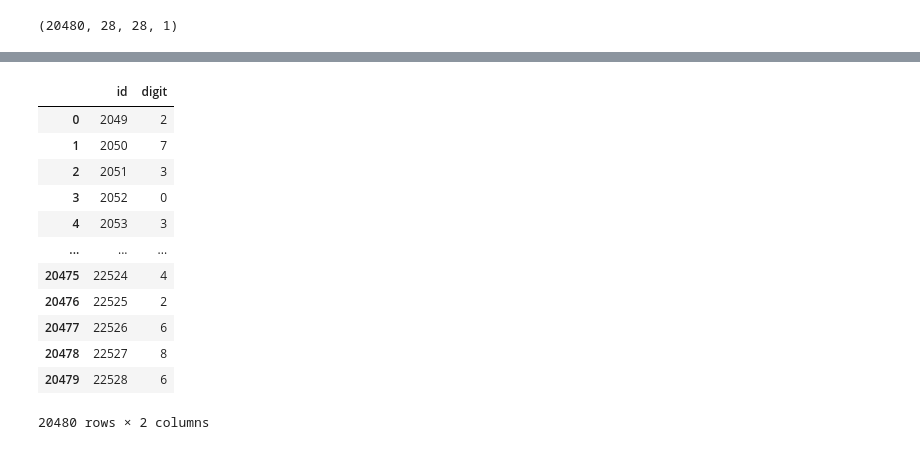
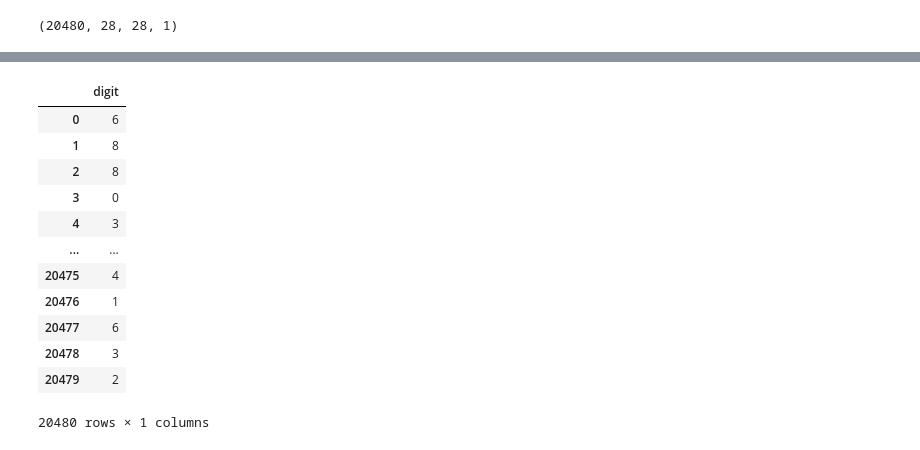
Before and after one commit to lhk063/Winter, a Jupyter notebook: 데이콘/컴퓨터 비전 학습 경진대회/cnn_mnist.ipynb, the cells around one changed output, grey strips where cells are left out. Drawn from its saved outputs; the diff is of its cells as text; code cells hidden in the pictures.

```diff
--- a/데이콘/컴퓨터 비전 학습 경진대회/cnn_mnist.ipynb
+++ b/데이콘/컴퓨터 비전 학습 경진대회/cnn_mnist.ipynb
@@ -398,0 +169,29 @@ sub
+# %%
+
+def Create_model():
+
+    model = tf.keras.models.Sequential([
+        keras.layers.Conv2D(64, (5, 5), activation = 'relu', padding = 'same', input_shape = (28, 28, 1)),
+        keras.layers.Conv2D(64, (3, 3), activation = 'relu'),
+        keras.layers.MaxPooling2D(2, 2),
+        keras.layers.Conv2D(128, (3, 3), activation = 'relu', padding = 'same'),
+        keras.layers.Conv2D(128, (3, 3), activation = 'relu'),
+        keras.layers.MaxPooling2D(2, 2),
+        #cnn.add(layers.Conv2D(256, (3, 3), activation = 'relu', padding = 'same'))
+        #cnn.add(layers.Conv2D(256, (3, 3), activation = 'relu'))
+        #cnn.add(layers.MaxPooling2D(2, 2))
+        keras.layers.Dropout(0.2),
+        keras.layers.Flatten(),
+        keras.layers.Dense(256, activation = 'relu'),
+        keras.layers.Dropout(0.5),
+        keras.layers.Dense(10, activation = 'softmax')
+    ])
+
+    model.compile(optimizer = OPTIMIZER,
+                  loss = 'categorical_crossentropy',
+                  metrics = ["accuracy"])
+
+    return model
+
+model = Create_model()
+model.summary()
@@ -398,0 +216,10 @@ sub
+# %%
+from tensorflow.keras.callbacks import EarlyStopping, ModelCheckpoint
+checkpoint = tf.keras.callbacks.ModelCheckpoint('best_model.h5', save_weights_only=True, save_best_only=True)
+# %%
+model.fit(xtrain, ytrain1,
+          batch_size = 26,
+          epochs = 100,
+          verbose = 1,
+          validation_split = 0.70,
+          callbacks = [checkpoint])
@@ -398,0 +253,20 @@ sub
+# %%
+y_pred = model.predict(test, batch_size=26)
+# digit  디코딩
+decoding = np.argmax(y_pred, axis=1).reshape(-1,1)
+decoding = pd.DataFrame(decoding, columns = ['digit'])
+decoding
+# %% [output]
+|  | digit |
+| 0 | 6 |
+| 1 | 8 |
+| 2 | 8 |
+| 3 | 0 |
+| 4 | 3 |
+| ... | ... |
+| 20475 | 4 |
+| 20476 | 1 |
+| 20477 | 6 |
+| 20478 | 3 |
+| 20479 | 2 |
+20480 rows × 1 columns
@@ -399,18 +280,6 @@ sub
 # %%
+sub = pd.read_csv('data/submission.csv')
 sub = sub.drop(['digit'], axis = 1)
 sub = pd.concat([sub, decoding], axis = 1)
+sub.to_csv('sub.csv', index = False, encoding = 'utf-8')
 sub
-# %% [output]
-|  | id | digit |
-| 0 | 2049 | 2 |
-| 1 | 2050 | 7 |
-| 2 | 2051 | 3 |
-| 3 | 2052 | 0 |
-| 4 | 2053 | 3 |
-| ... | ... | ... |
-| 20475 | 22524 | 4 |
-| 20476 | 22525 | 2 |
-| 20477 | 22526 | 6 |
-| 20478 | 22527 | 8 |
-| 20479 | 22528 | 6 |
-20480 rows × 2 columns
```
Also changed, not shown: parts of 30 cells of this notebook, 3 other files.
